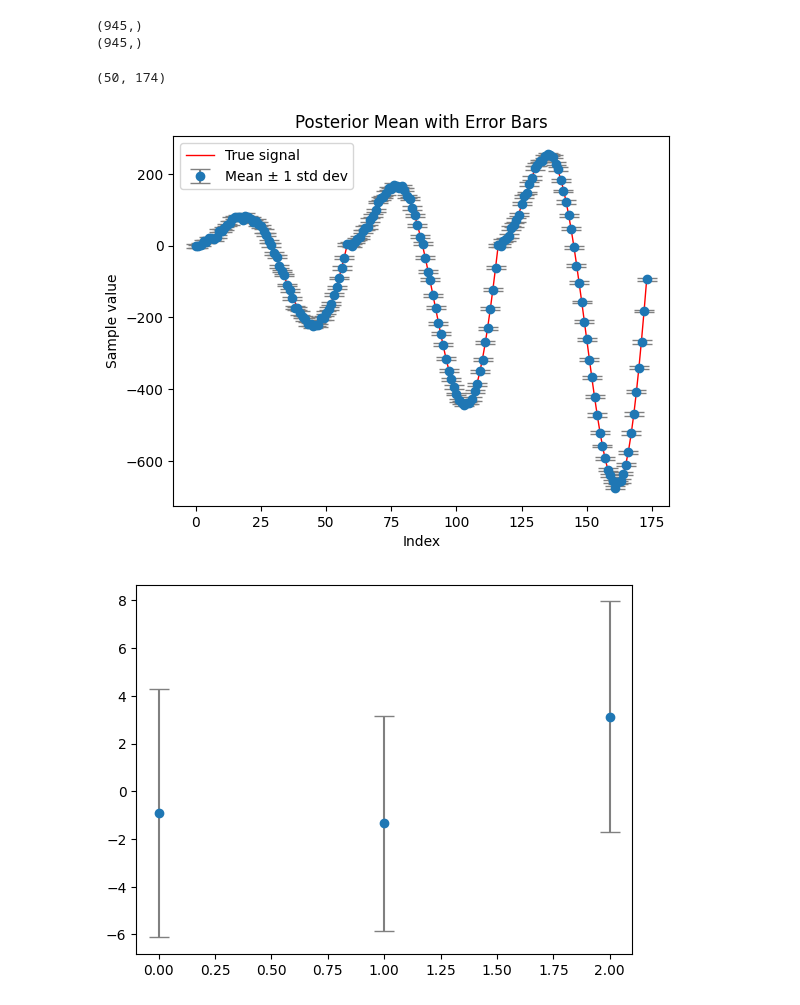
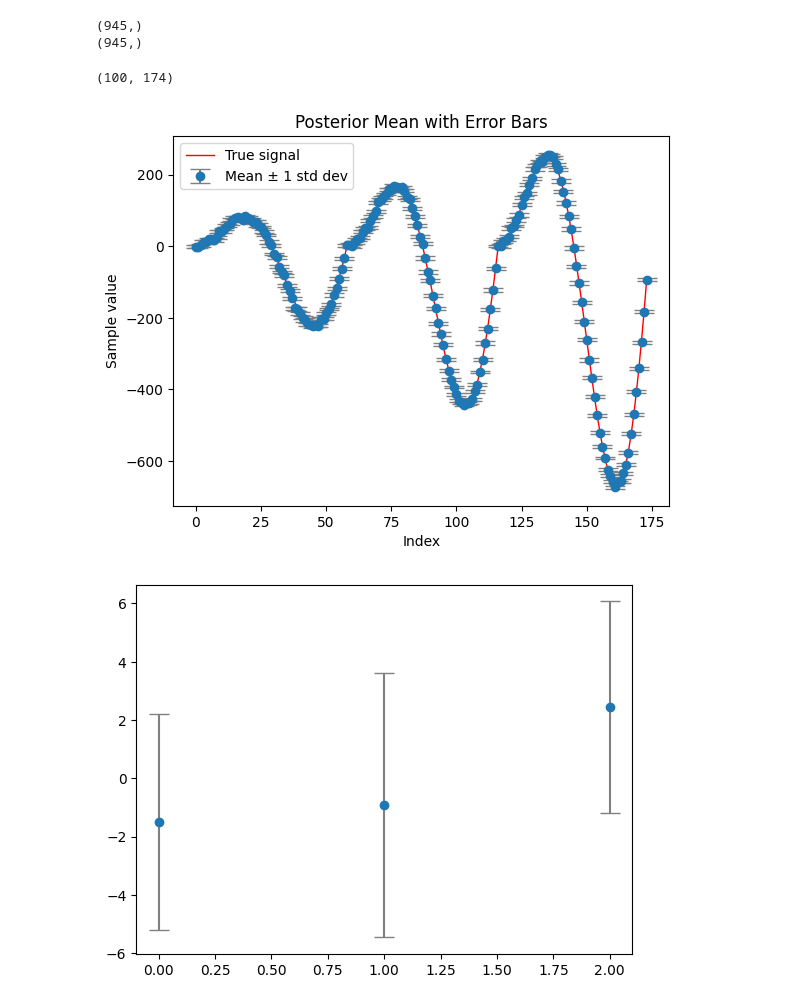
Before and after one commit to Rachel-0420/Toy-Model-for-Field-Level, a Jupyter notebook: SPT-3G_simulation.ipynb, the cells around one changed output. Saved outputs shown, nothing was run; the diff lists cells and outputs as text; code cells hidden in the pictures.

Commit message:
doubled number of samples in mcmc

```diff
--- a/SPT-3G_simulation.ipynb
+++ b/SPT-3G_simulation.ipynb
@@ -148,7 +148,7 @@ def model_func():
 
 rng_key = random.PRNGKey(0)
 nuts_kernel = NUTS(model_func)
-mcmc = MCMC(nuts_kernel, num_warmup=50, num_samples=50)
+mcmc = MCMC(nuts_kernel, num_warmup=100, num_samples=100)
 mcmc.run(rng_key)
 # %% [output]
 (945,)
@@ -165,36 +165,36 @@ trace = az.from_numpyro(mcmc)
 
 trace.posterior['s'].squeeze().shape
 # %% [output]
-(50, 174)
+(100, 174)
 # %%
 s_samples = trace.posterior['s'].squeeze().values  # shape: (100, 25)
 s_mean = np.mean(s_samples, axis=0)                  # shape: (25,)
 s_std = np.std(s_samples, axis=0)                    # shape: (25,)
 
 x = np.arange(len(s_mean))
 
 plt.errorbar(x, s_mean, yerr=s_std, fmt='o', ecolor='gray', capsize=7,
              label='Mean ± 1 std dev')
 plt.plot(signal, color='red', lw=1, label='True signal')
 plt.legend()
 plt.xlabel('Index')
 plt.ylabel('Sample value')
 plt.title('Posterior Mean with Error Bars')
 plt.show()
 
 plt.errorbar(x[0:3], s_mean[0:3], yerr=s_std[0:3], fmt='o', ecolor='gray', capsize=7,
              label='Mean ± 1 std dev')
 plt.show()
 
-for i in range(50):
+for i in range(100):
     plt.plot(trace.posterior['s'].squeeze()[i,:], color='gray', alpha=0.5, lw=1.0)
     plt.plot(trace.posterior['s'].squeeze()[i,:]-signal, color='blue', alpha=0.5, lw=1.0)
 plt.plot(signal, color='red', lw=0.5)
 plt.legend()
 plt.show()
 # %% [output]
 [figure]
-[figure, old version]
+[figure, new version]
 [figure]
 # %%
 plt.plot(s_mean - signal, color='blue', lw=2.0)
```
Also changed, not shown: parts of 1 cell of this notebook.
